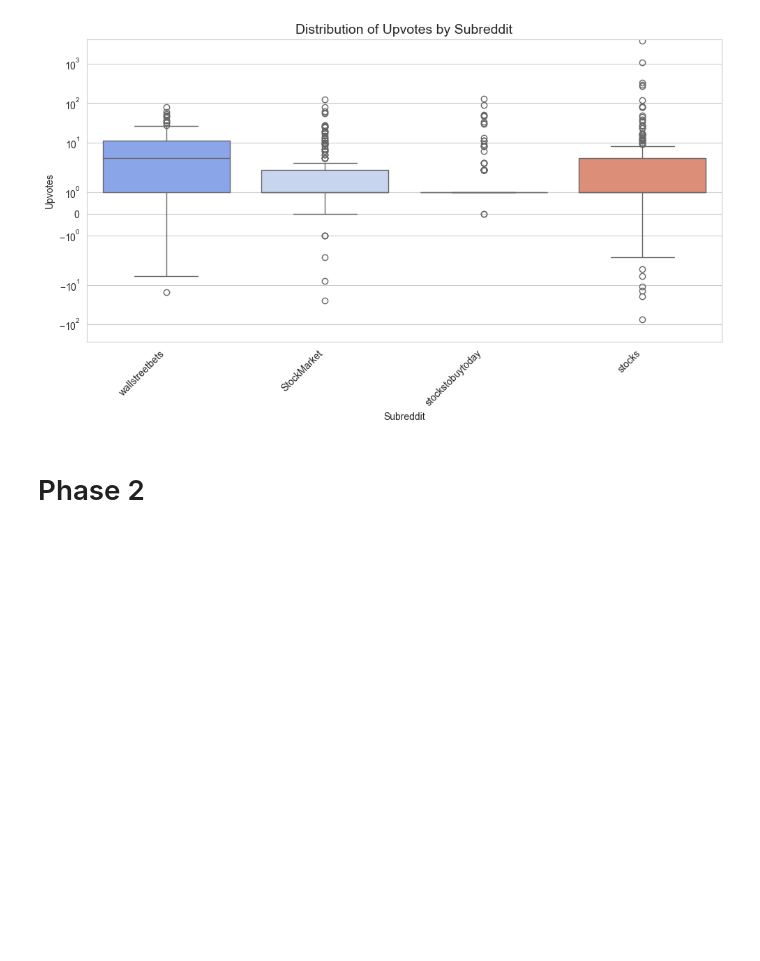
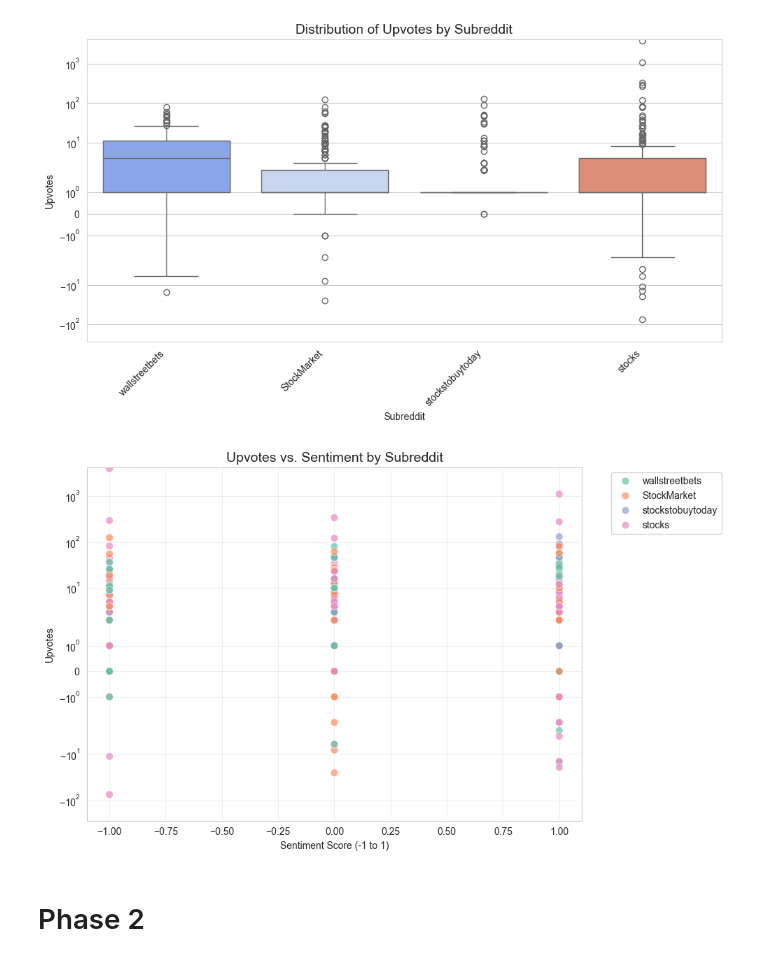
Before and after one commit to Christy-112/DM2025-Lab1-Exercise, a Jupyter notebook: DM2025-Lab1-Homework.ipynb, the cells around one changed output. Cells and saved outputs as stored; diff of their text form; code cells hidden in the pictures; blank space fills up the shorter version.

```diff
--- a/DM2025-Lab1-Homework.ipynb
+++ b/DM2025-Lab1-Homework.ipynb
@@ -762,6 +762,31 @@ plt.show()
 # %% [output]
 Passing `palette` without assigning `hue` is deprecated and will be removed in v0.14.0. Assign the `x` variable to `hue` and set `legend=False` for the same effect.
 [figure]
+# %%
+plt.figure(figsize=(10, 6))
+
+# Create scatter plot
+sns.scatterplot(
+    data=df,
+    x='sentiment',
+    y='upvotes',
+    hue='subreddit',          # Color by subreddit
+    palette='Set2',           # Good for categorical coloring
+    alpha=0.7,                # Slight transparency for overlap
+    s=60                      # Marker size
+)
+
+# Customize
+plt.title('Upvotes vs. Sentiment by Subreddit', fontsize=14)
+plt.xlabel('Sentiment Score (-1 to 1)')
+plt.ylabel('Upvotes')
+plt.grid(True, alpha=0.3)
+plt.yscale('symlog')  # Keep symlog to handle negative upvotes and large positives
+plt.legend(bbox_to_anchor=(1.05, 1), loc='upper left')  # Move legend outside
+plt.tight_layout()
+plt.show()
+# %% [output]
+[figure, added]
 # %% [markdown]
 # Phase 2
 # %%
```
Also changed, not shown: parts of 6 cells of this notebook, 1 other file.
